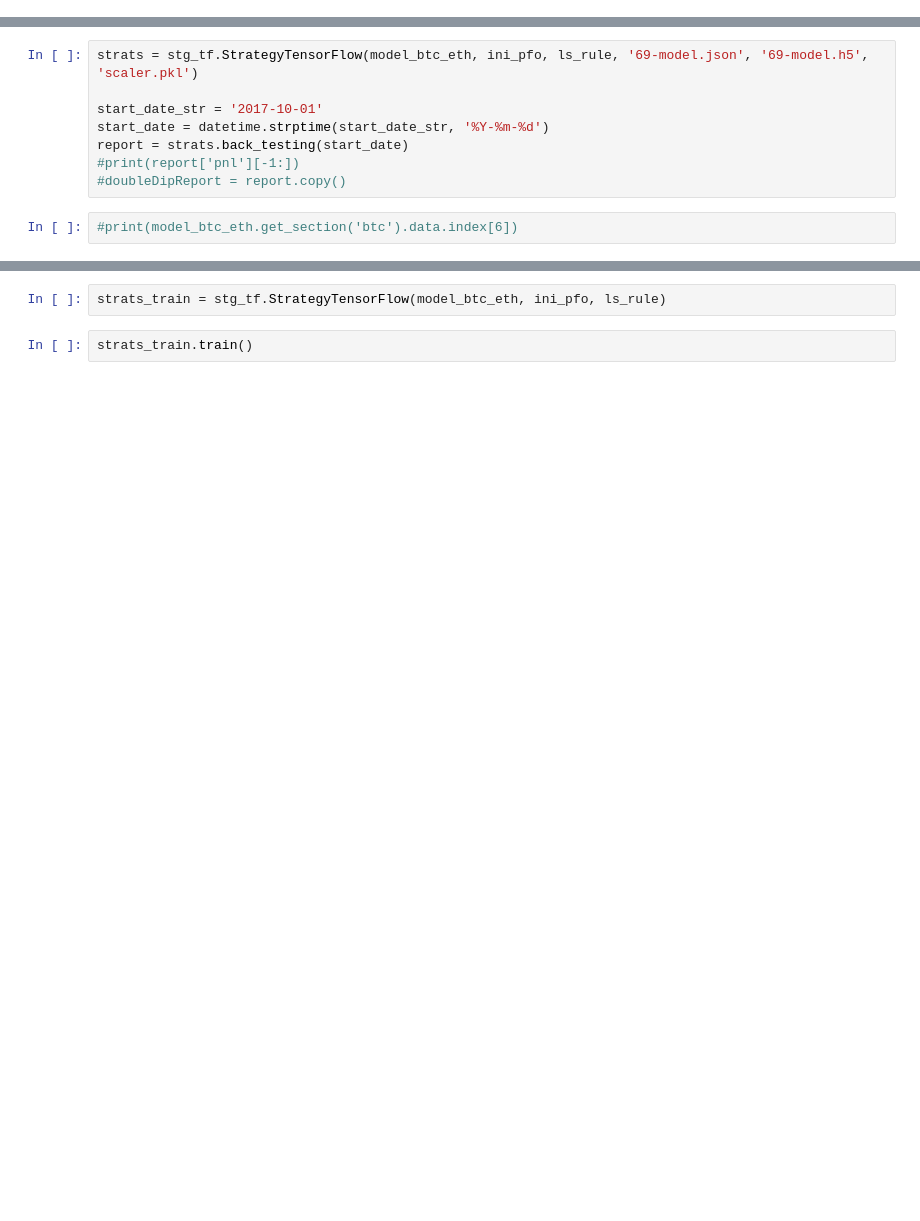
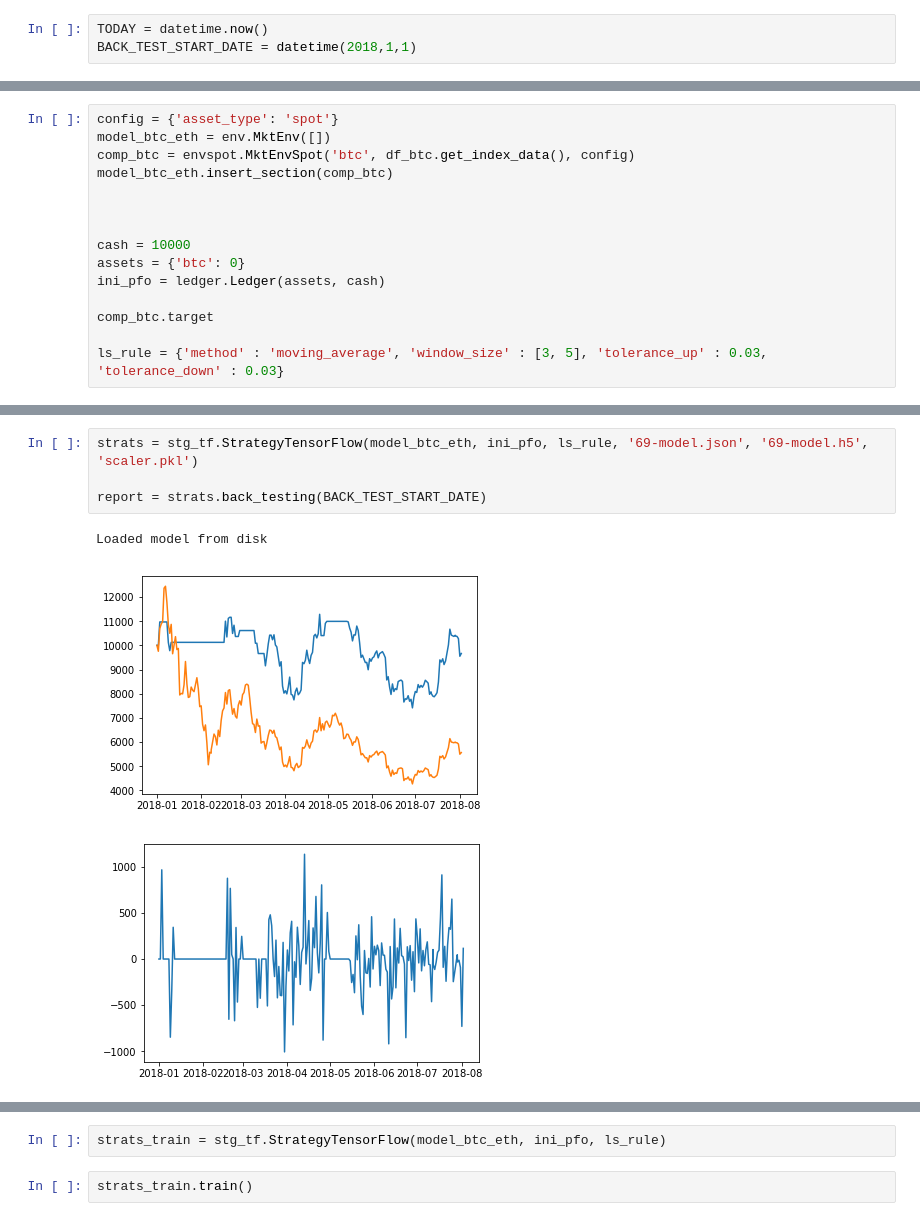
Before and after one commit to MasslessAI/crypto_index, a Jupyter notebook: notebooks/RL-Test.ipynb, the cells around one changed output, grey strips where cells are left out. Drawn from its saved outputs; the diff is of its cells as text; blank space fills up the shorter version.

```diff
--- a/notebooks/RL-Test.ipynb
+++ b/notebooks/RL-Test.ipynb
@@ -70,2 +34,5 @@ ls_rule = {'method' : 'moving_average', 'window_size' : [3, 5], 'tolerance_up' :
 # %% [output]
 Using TensorFlow backend.
+# %%
+TODAY = datetime.now()
+BACK_TEST_START_DATE = datetime(2018,1,1)
@@ -71,0 +42,15 @@ Using TensorFlow backend.
+# %%
+config = {'asset_type': 'spot'}
+model_btc_eth = env.MktEnv([])
+comp_btc = envspot.MktEnvSpot('btc', df_btc.get_index_data(), config)
+model_btc_eth.insert_section(comp_btc)
+
+
+
+cash = 10000
+assets = {'btc': 0}
+ini_pfo = ledger.Ledger(assets, cash)
+
+comp_btc.target
+
+ls_rule = {'method' : 'moving_average', 'window_size' : [3, 5], 'tolerance_up' : 0.03, 'tolerance_down' : 0.03}
@@ -72,10 +78,8 @@ Using TensorFlow backend.
 # %%
 strats = stg_tf.StrategyTensorFlow(model_btc_eth, ini_pfo, ls_rule, '69-model.json', '69-model.h5', 'scaler.pkl')
 
-start_date_str = '2017-10-01'
-start_date = datetime.strptime(start_date_str, '%Y-%m-%d')
-report = strats.back_testing(start_date)
-#print(report['pnl'][-1:])
-#doubleDipReport = report.copy()
+report = strats.back_testing(BACK_TEST_START_DATE)
+# %% [output]
+Loaded model from disk
+[figure, added]
+[figure, added]
-# %%
-#print(model_btc_eth.get_section('btc').data.index[6])
```
Also changed, not shown: parts of 5 cells of this notebook, 2 other files.
